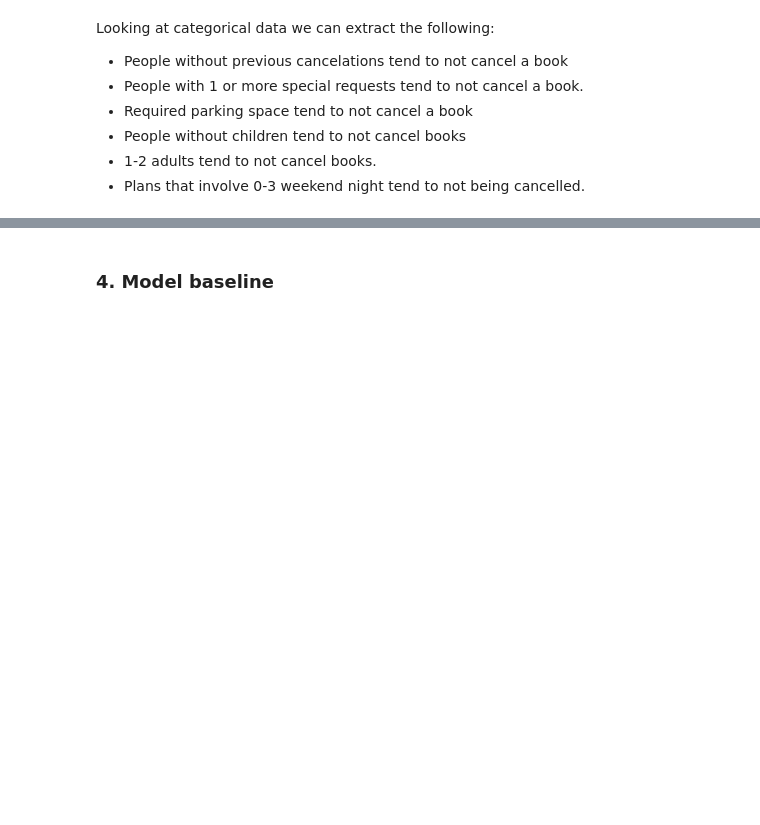
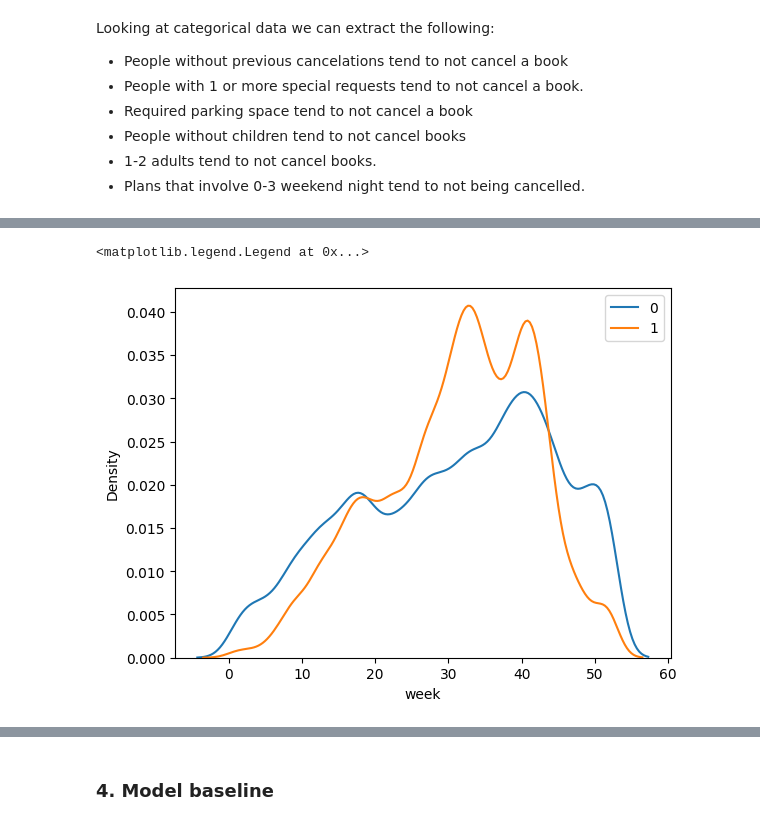
Before and after one commit to rolosa10/Kaggle_rls, a Jupyter notebook: playground_series_s3e7/EDA_and_baseline.ipynb, the cells around one changed output, grey strips where cells are left out. Saved outputs shown, nothing was run; the diff lists cells and outputs as text; code cells hidden in the pictures; blank space fills up the shorter version.

```diff
--- a/playground_series_s3e7/EDA_and_baseline.ipynb
+++ b/playground_series_s3e7/EDA_and_baseline.ipynb
@@ -180,0 +209,7 @@ array([[0., 0., 0., 0., 0., 0., 0., 0., 0., 0., 0., 0., 0., 0., 0., 0.,
+# %%
+sns.kdeplot(train_df[train_df[TARGET]==0]['week'], label=0)
+sns.kdeplot(train_df[train_df[TARGET]==1]['week'], label=1)
+plt.legend()
+# %% [output]
+<matplotlib.legend.Legend at 0x...>
+[figure, added]
```
Also changed, not shown: parts of 16 cells of this notebook, 1 other file.
